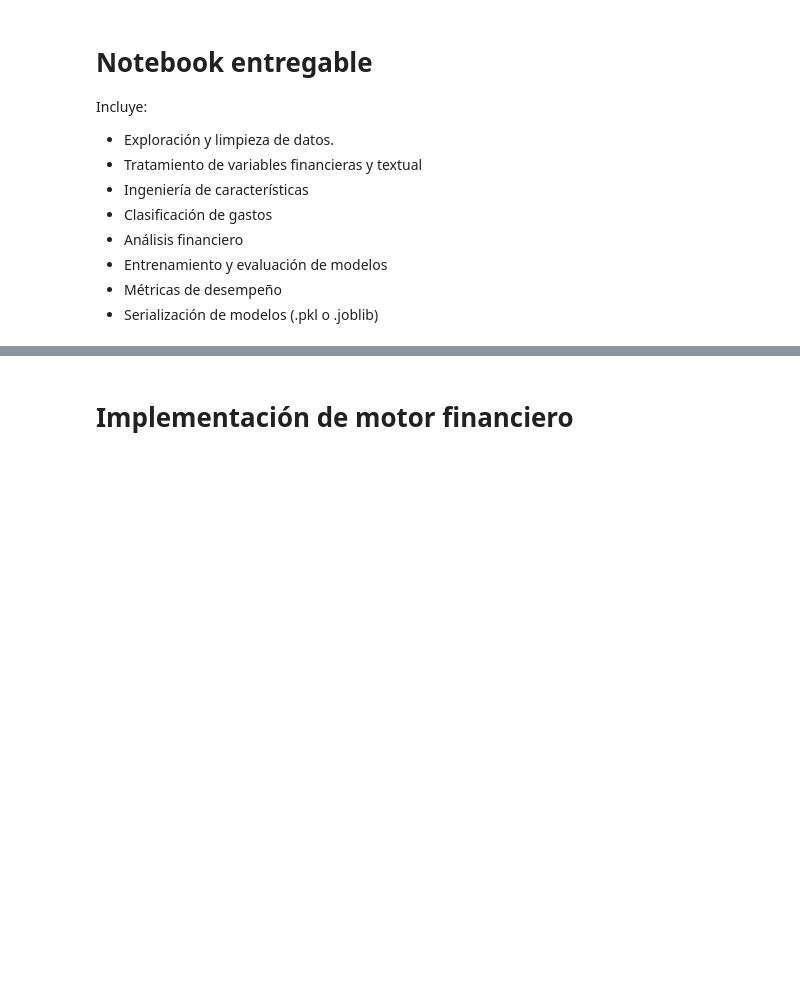
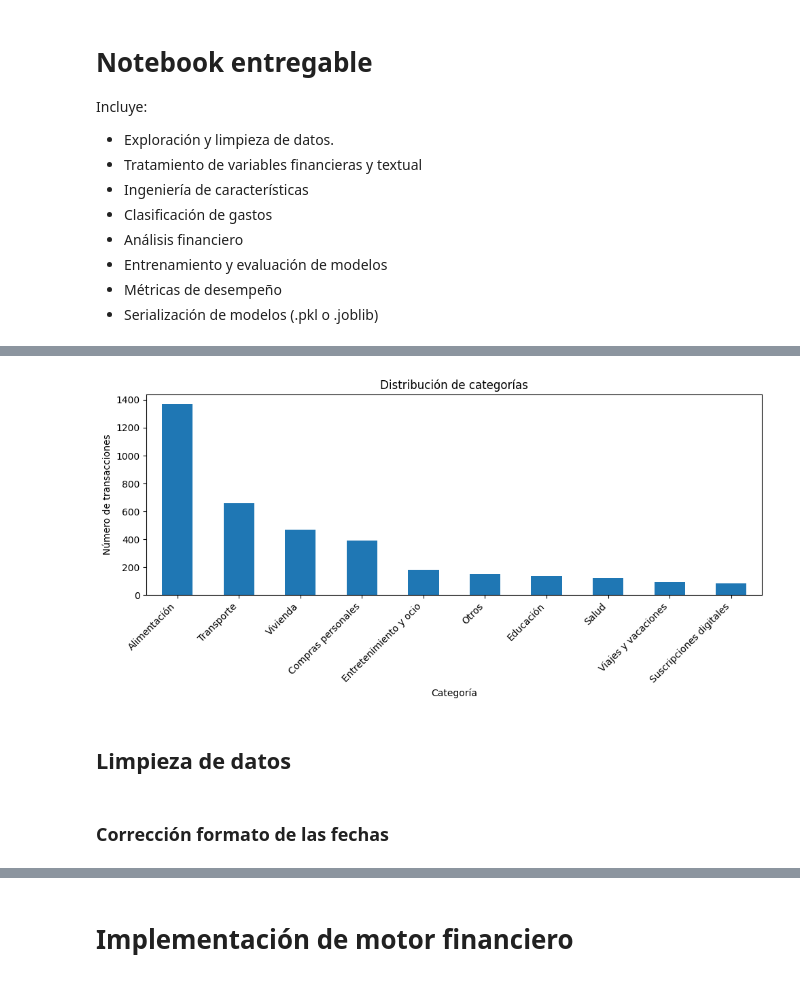
Before and after one commit to No-Country-simulation/Hackathon-G9-LATAM-Team-68, a Jupyter notebook: ciencia-de-datos/cuaderno_trabajo.ipynb, the cells around one changed output, grey strips where cells are left out. Saved outputs shown, nothing was run; the diff lists cells and outputs as text; code cells hidden in the pictures; blank space fills up the shorter version.

Commit message:
limpieza y transformación de datos

```diff
--- a/ciencia-de-datos/cuaderno_trabajo.ipynb
+++ b/ciencia-de-datos/cuaderno_trabajo.ipynb
@@ -13,0 +18,10 @@ Incluye:
+# %%
+import pandas as pd
+import numpy as np
+import matplotlib.pyplot as plt
+
+pd.set_option("display.max_columns", None)
+
+df = pd.read_csv("dataset_finance_ai_110_usuarios.csv")
+
+df.head()
@@ -13,0 +82,2 @@ Incluye:
+# %%
+df = df.drop(columns=["perfil_usuario"])
@@ -13,0 +361,19 @@ Incluye:
+# %%
+df["categoria"].value_counts().plot(
+    kind="bar",
+    figsize=(10, 5)
+)
+
+plt.title("Distribución de categorías")
+plt.xlabel("Categoría")
+plt.ylabel("Número de transacciones")
+plt.xticks(rotation=45, ha="right")
+plt.tight_layout()
+plt.show()
+#muestra categorías con desbalance*
+# %% [output]
+[figure, added]
+# %% [markdown]
+## **Limpieza de datos**
+# %% [markdown]
+### **Corrección formato de las fechas**
```
Also changed, not shown: parts of 69 cells of this notebook.
